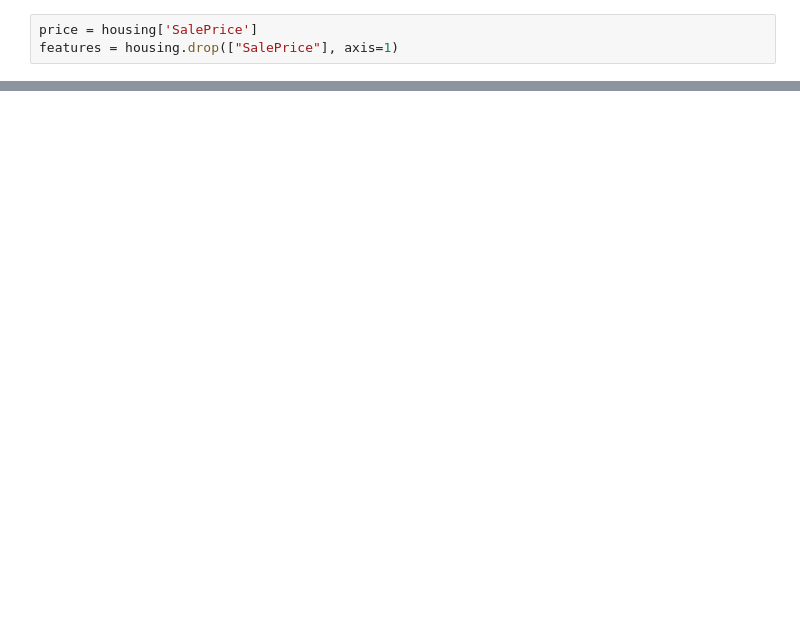
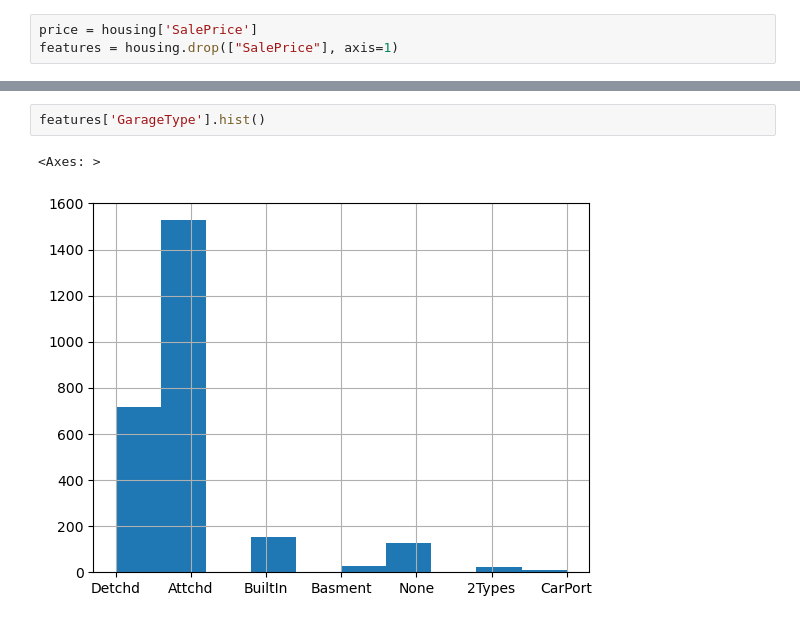
Before and after one commit to ersdanforth/ames_housing, a Jupyter notebook: EDA.ipynb, the cells around one changed output, grey strips where cells are left out. Saved outputs shown, nothing was run; the diff lists cells and outputs as text; blank space fills up the shorter version.

```diff
--- a/EDA.ipynb
+++ b/EDA.ipynb
@@ -578,0 +174,5 @@ features with coefficients shrank to zero: 9
+# %%
+features['GarageType'].hist()
+# %% [output]
+<Axes: >
+[figure, added]
```
Also changed, not shown: parts of 108 cells of this notebook, 3 other files.
